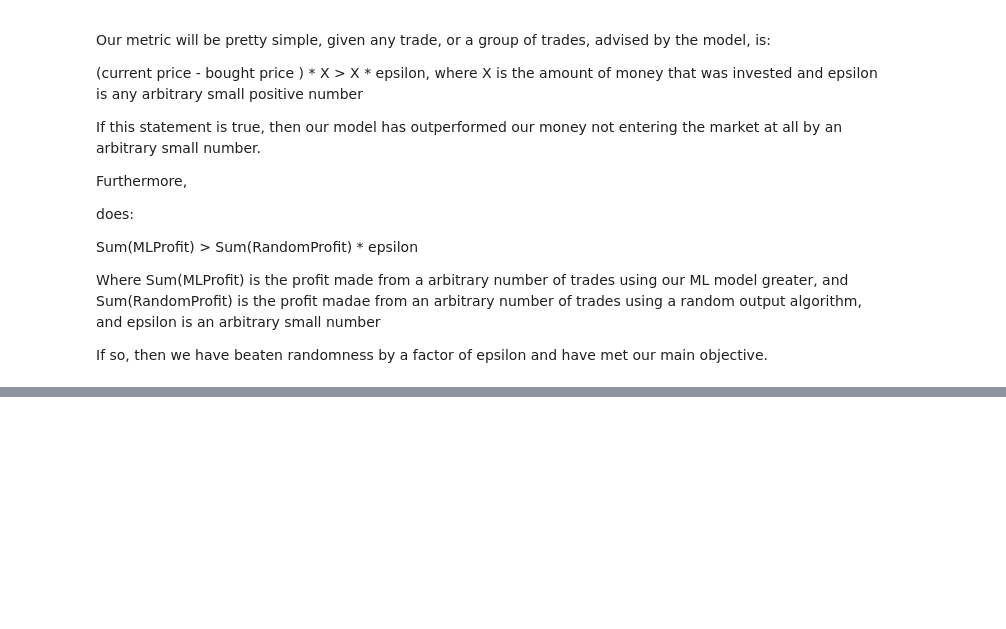
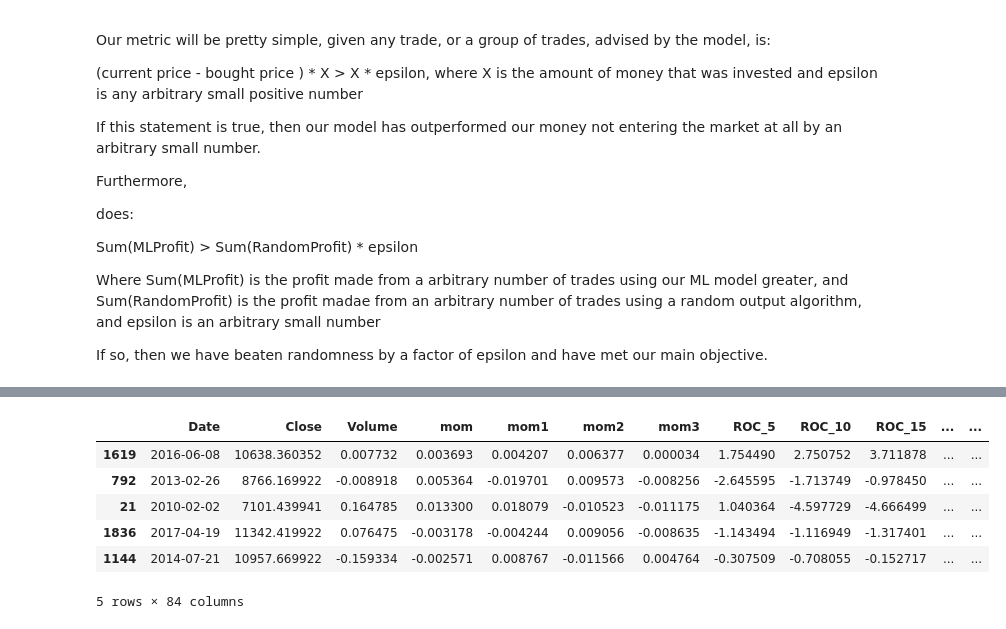
Before and after one commit to cmelende/CS5262-50_Assignment1, a Jupyter notebook: assignment1.ipynb, the cells around one changed output, grey strips where cells are left out. Drawn from its saved outputs; the diff is of its cells as text; code cells hidden in the pictures; blank space fills up the shorter version.

```diff
--- a/assignment1.ipynb
+++ b/assignment1.ipynb
@@ -48,0 +63,14 @@ If so, then we have beaten randomness by a factor of epsilon and have met our ma
+# %%
+#import NYSE data
+nyse_file = 'Processed_NYSE.csv'
+nyse = pd.read_csv(nyse_file)
+
+display(nyse.sample(5))
+# %% [output]
+|  | Date | Close | Volume | mom | mom1 | mom2 | mom3 | ROC_5 | ROC_10 | ROC_15 | ... | ... |
+| 1619 | 2016-06-08 | 10638.360352 | 0.007732 | 0.003693 | 0.004207 | 0.006377 | 0.000034 | 1.754490 | 2.750752 | 3.711878 | ... | ... |
+| 792 | 2013-02-26 | 8766.169922 | -0.008918 | 0.005364 | -0.019701 | 0.009573 | -0.008256 | -2.645595 | -1.713749 | -0.978450 | ... | ... |
+| 21 | 2010-02-02 | 7101.439941 | 0.164785 | 0.013300 | 0.018079 | -0.010523 | -0.011175 | 1.040364 | -4.597729 | -4.666499 | ... | ... |
+| 1836 | 2017-04-19 | 11342.419922 | 0.076475 | -0.003178 | -0.004244 | 0.009056 | -0.008635 | -1.143494 | -1.116949 | -1.317401 | ... | ... |
+| 1144 | 2014-07-21 | 10957.669922 | -0.159334 | -0.002571 | 0.008767 | -0.011566 | 0.004764 | -0.307509 | -0.708055 | -0.152717 | ... | ... |
+5 rows × 84 columns
```
Also changed, not shown: parts of 8 cells of this notebook.
